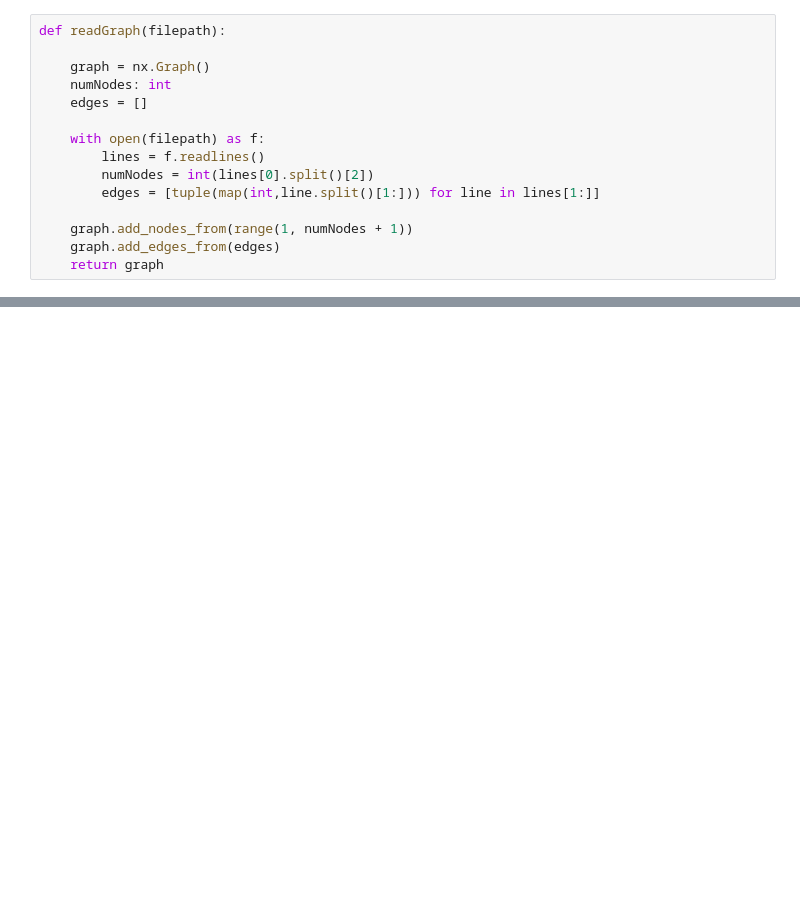
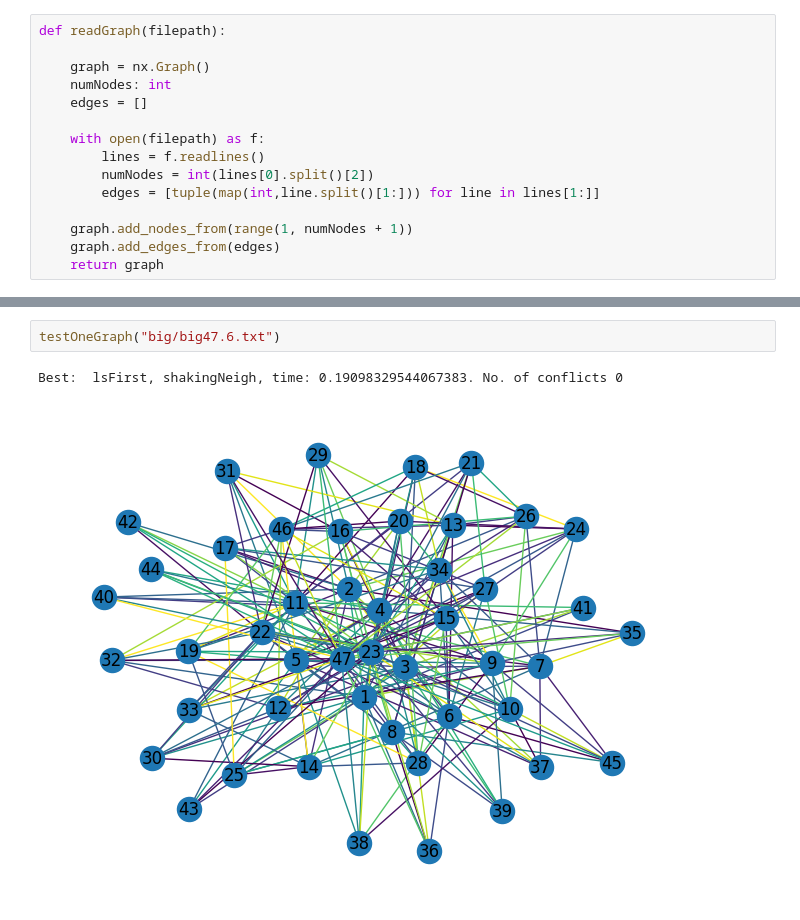
Before and after one commit to ivanaivaneza/minimumEdgeColoring, a Jupyter notebook: vns.ipynb, the cells around one changed output, grey strips where cells are left out. Saved outputs shown, nothing was run; the diff lists cells and outputs as text; blank space fills up the shorter version.

```diff
--- a/vns.ipynb
+++ b/vns.ipynb
@@ -241,0 +326,5 @@ graph10.txt testing...
+# %%
+testOneGraph("big/big47.6.txt")
+# %% [output]
+Best:  lsFirst, shakingNeigh, time: 0.19098329544067383. No. of conflicts 0
+[figure, added]
```
Also changed, not shown: parts of 18 cells of this notebook, 7 other files.
